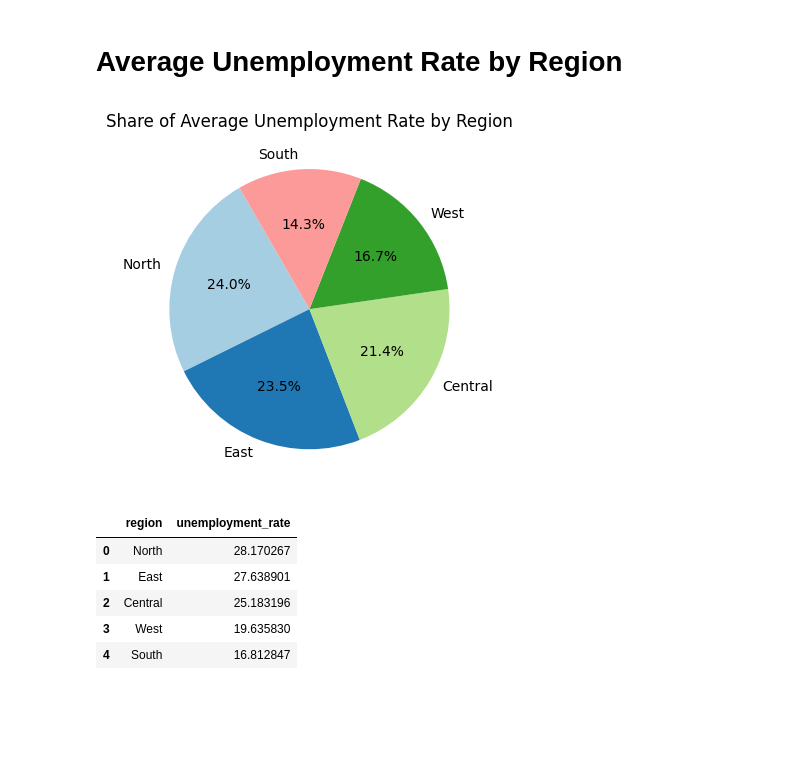
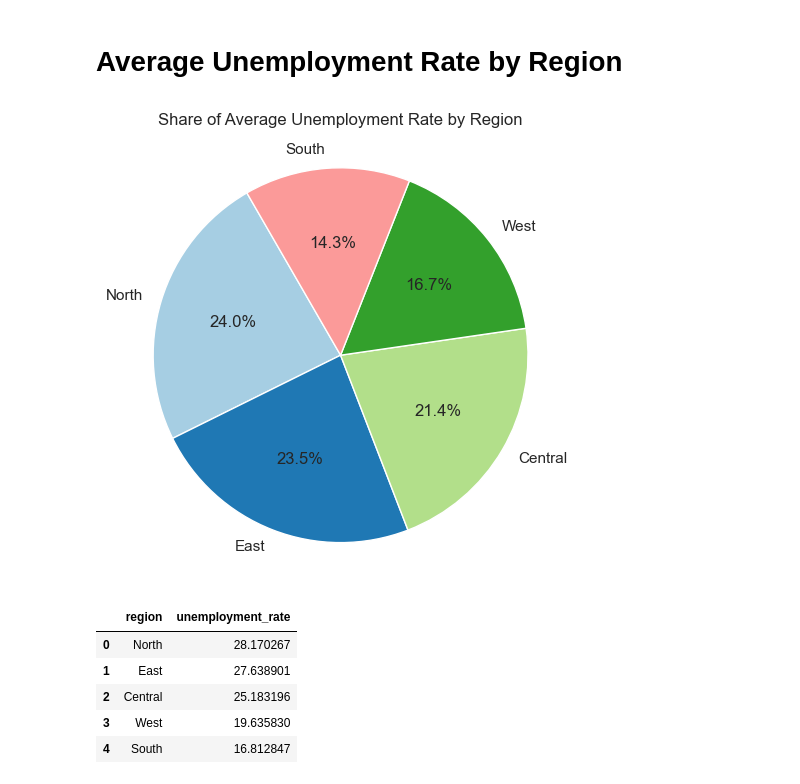
Before and after one commit to karan9551/project_unemployment_trend_analysis, a Jupyter notebook: Unemployment Trends Among Educated Youth in India.ipynb, the cells around one changed output. Saved outputs shown, nothing was run; the diff lists cells and outputs as text; code cells hidden in the pictures; blank space fills up the shorter version.

```diff
--- a/Unemployment Trends Among Educated Youth in India.ipynb
+++ b/Unemployment Trends Among Educated Youth in India.ipynb
@@ -349,19 +380,23 @@ rural_urban_level_unemployment
 # %%
 # Average Unemployment Rate by Region
 region_avg=df.groupby('region')['unemployment_rate'].mean().sort_values(ascending=False).head()
 
-plt.figure(figsize=(4, 4))
-plt.pie(region_avg, labels=region_avg.index , autopct='%1.1f%%', startangle=120, colors=sns.color_palette('Paired'))
+plt.figure(figsize=(5, 5))
+plt.pie(region_avg,
+        labels=region_avg.index ,
+        autopct='%1.1f%%', startangle=120,
+        colors=sns.color_palette('Paired')
+       )
 plt.title('Share of Average Unemployment Rate by Region', fontsize=12)
 plt.axis('equal')
 plt.tight_layout()
 plt.savefig('../Project_Unemployment/output/Share of Average Unemployment Rate by Region.jpeg', dpi=100)
 plt.show()
 region_Level_unemployment= region_avg.reset_index()
 region_Level_unemployment.to_csv('../Project_Unemployment/csv_output/Share of Average Unemployment Rate by Region.csv', index=False)
 region_Level_unemployment
 # %% [output]
-[figure, old version]
+[figure, new version]
 |  | region | unemployment_rate |
 | 0 | North | 28.170267 |
 | 1 | East | 27.638901 |
```
Also changed, not shown: parts of 10 cells of this notebook, 16 other files.
